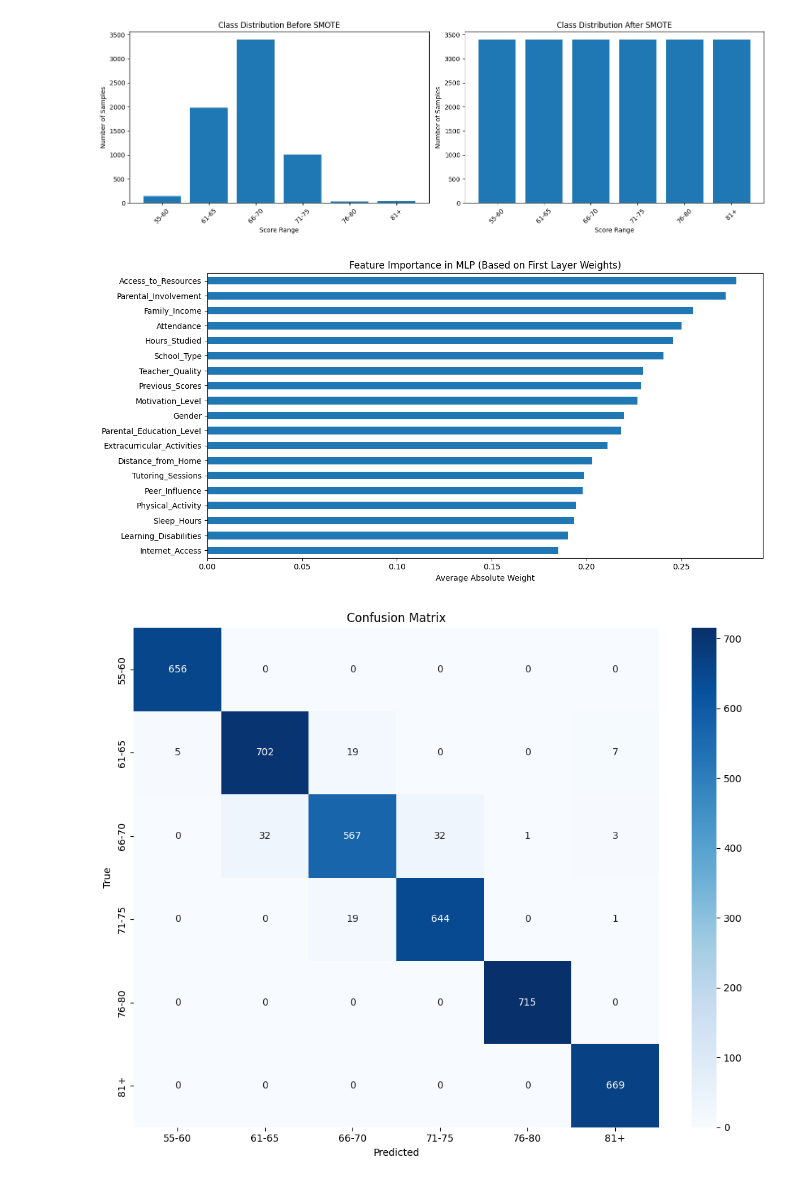
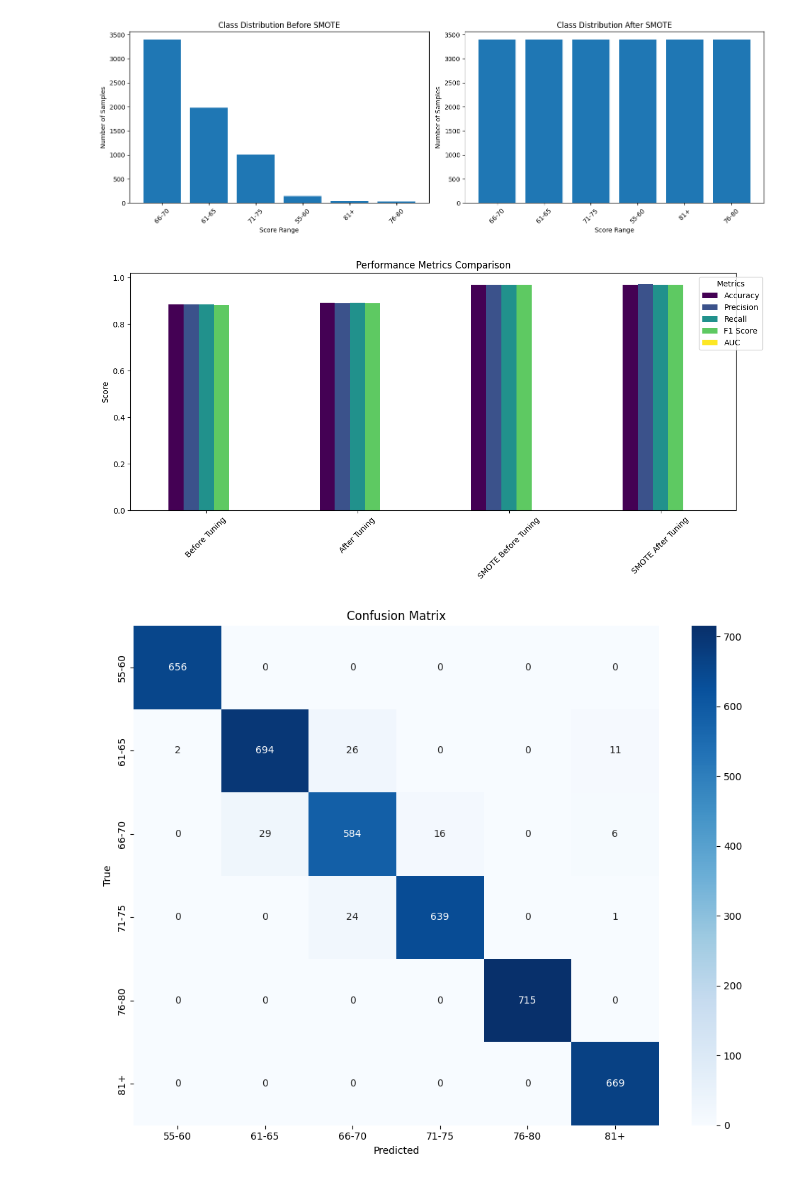
Before and after one commit to ifojiaku/Student-performance-Machine-Learning-Models, a Jupyter notebook: mlp.ipynb, the cells around one changed output. Cells and saved outputs as stored; diff of their text form; code cells hidden in the pictures.

```diff
--- a/mlp.ipynb
+++ b/mlp.ipynb
@@ -58,0 +71,4 @@ X_train, X_test, y_train, y_test = train_test_split(X_balanced, y_balanced, test
+# %%
+# Initial model evaluation (before tuning, before SMOTE)
+print("\nEvaluating initial model (before tuning, before SMOTE)...")
+initial_mlp = MLPClassifier(random_state=42, max_iter=500)
@@ -79,0 +179,6 @@ GridSearchCV(cv=5, estimator=MLPClassifier(random_state=42), n_jobs=-1,
+# %%
+# Final model tuning on SMOTE data
+print("\nPerforming final hyperparameter tuning on SMOTE data...")
+grid_search_final = GridSearchCV(MLPClassifier(random_state=42), param_grid, cv=5, scoring='f1_weighted', n_jobs=-1)
+grid_search_final.fit(X_balanced, y_balanced)
+best_mlp_final = grid_search_final.best_estimator_
@@ -80,11 +211,13 @@ GridSearchCV(cv=5, estimator=MLPClassifier(random_state=42), n_jobs=-1,
 # %%
-# Get best model and make predictions
-best_mlp = grid_search.best_estimator_
-y_pred = best_mlp.predict(X_test)
+# Split data for final predictions
+X_train, X_test, y_train, y_test = train_test_split(X_balanced, y_balanced, test_size=0.2, random_state=42)
 
-# Print results
-print(f"Best parameters: {grid_search.best_params_}")
-print("\nFinal Model Performance (MLP):")
+# Train final model and make predictions
+best_mlp_final.fit(X_train, y_train)
+y_pred = best_mlp_final.predict(X_test)
+
+print("\nBest parameters:", grid_search_final.best_params_)
+print("\nFinal Classification Report:")
 print(classification_report(y_test, y_pred))
 print(f"Final Test Set Accuracy: {accuracy_score(y_test, y_pred):.4f}")
 # %% [output]
@@ -153,9 +301,26 @@ def plot_confusion_matrix():
+# %%
+def plot_confusion_matrix():
+    # Split data for final evaluation
+    X_train, X_test, y_train, y_test = train_test_split(X_balanced, y_balanced, test_size=0.2, random_state=42)
+    best_mlp_final.fit(X_train, y_train)
+    y_pred = best_mlp_final.predict(X_test)
+
+    plt.figure(figsize=(10, 8))
+    cm = confusion_matrix(y_test, y_pred)
+    sns.heatmap(cm, annot=True, fmt='d', cmap='Blues',
+                xticklabels=sorted(y.unique()),
+                yticklabels=sorted(y.unique()))
+    plt.title('Confusion Matrix')
+    plt.xlabel('Predicted')
+    plt.ylabel('True')
+    plt.tight_layout()
+    plt.show()
 # %%
 # Generate plots
 plot_class_distribution()
-plot_feature_importance()
+plot_metrics_comparison()
 plot_confusion_matrix()
 # %% [output]
-[figure, old version]
+[figure, new version]
-[figure, old version]
+[figure, new version]
 [figure]
```
Also changed, not shown: parts of 26 cells of this notebook, 2 other files.
